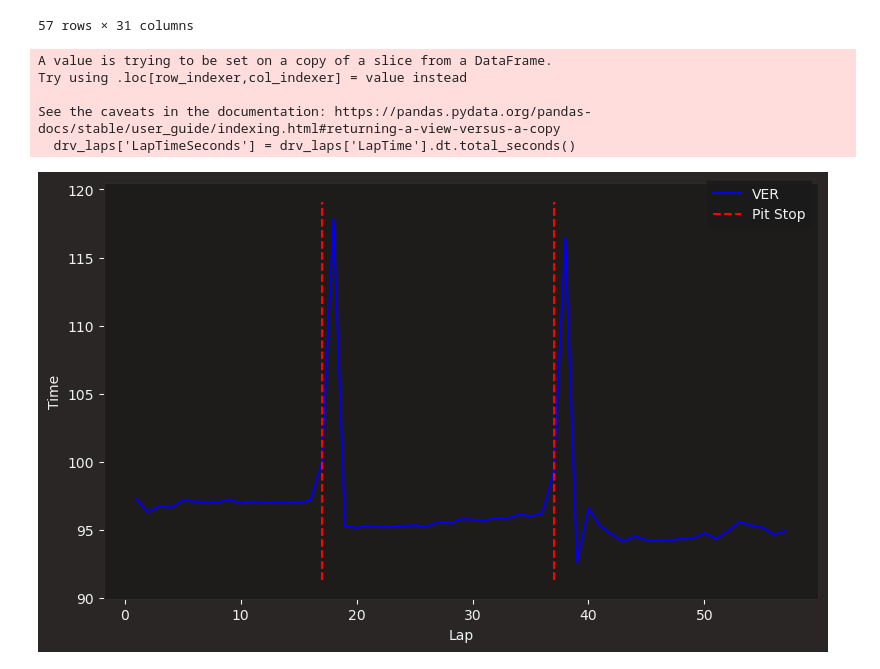
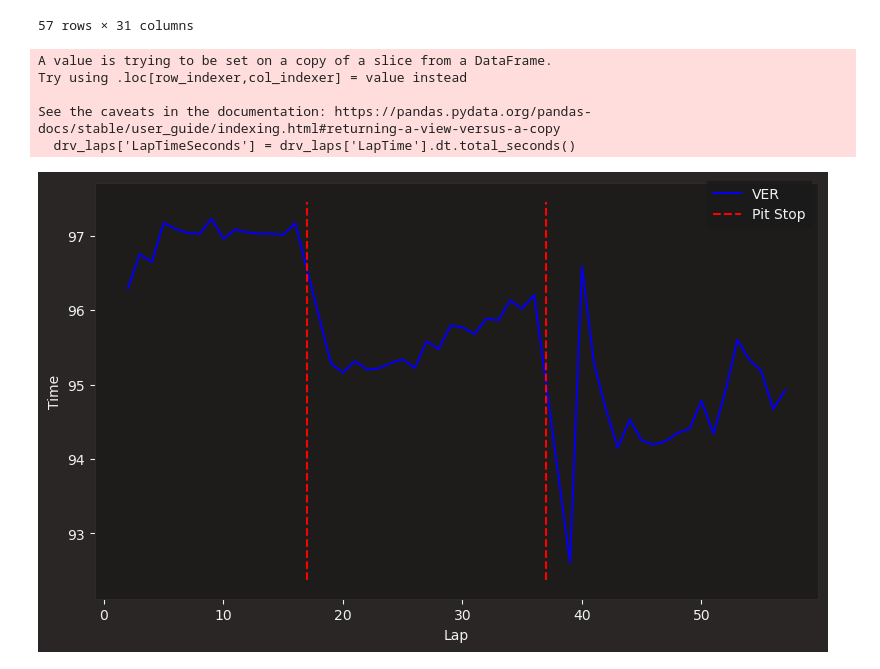
Before and after one commit to elijahmccauley/f1_tire_deg, a Jupyter notebook: FastF1Test.ipynb, the cells around one changed output. Saved outputs shown, nothing was run; the diff lists cells and outputs as text; code cells hidden in the pictures.

```diff
--- a/FastF1Test.ipynb
+++ b/FastF1Test.ipynb
@@ -136,29 +136,29 @@ session_bahrain_2024.laps.pick_drivers("VER")
 # %%
 fig, ax = plt.subplots(figsize=(8.0, 4.9))
 drv = "VER"
 drv_laps = session_bahrain_2024.laps.pick_drivers(drv)
 drv_laps['LapTimeSeconds'] = drv_laps['LapTime'].dt.total_seconds()
 abb = drv_laps['Driver'].iloc[0]
 
 accurate_laps = drv_laps[drv_laps['IsAccurate'] == True]
 pit_laps = drv_laps[drv_laps['PitInTime'].notnull()]['LapNumber']
 
 style = fastf1.plotting.get_driver_style(identifier=abb, style=['color', 'linestyle'], session=session_bahrain_2024)
-ax.plot(drv_laps['LapNumber'], drv_laps["LapTimeSeconds"], label=abb, **style)
+ax.plot(accurate_laps['LapNumber'], accurate_laps["LapTimeSeconds"], label=abb, **style)
 
 ymin, ymax = ax.get_ylim()
 ax.vlines(x=pit_laps, ymin=ymin, ymax=ymax, color='red', lw=1.5, linestyle='--', label='Pit Stop')
 ax.set_xlabel('Lap')
 ax.set_ylabel('Time')
 
 ax.legend(bbox_to_anchor=(1.0, 1.02))
 plt.tight_layout()
 
 plt.show()
 # %% [output]
 A value is trying to be set on a copy of a slice from a DataFrame.
 Try using .loc[row_indexer,col_indexer] = value instead
 
 See the caveats in the documentation: https://pandas.pydata.org/pandas-docs/stable/user_guide/indexing.html#returning-a-view-versus-a-copy
   drv_laps['LapTimeSeconds'] = drv_laps['LapTime'].dt.total_seconds()
-[figure, old version]
+[figure, new version]
```
Also changed, not shown: parts of 1 cell of this notebook.
